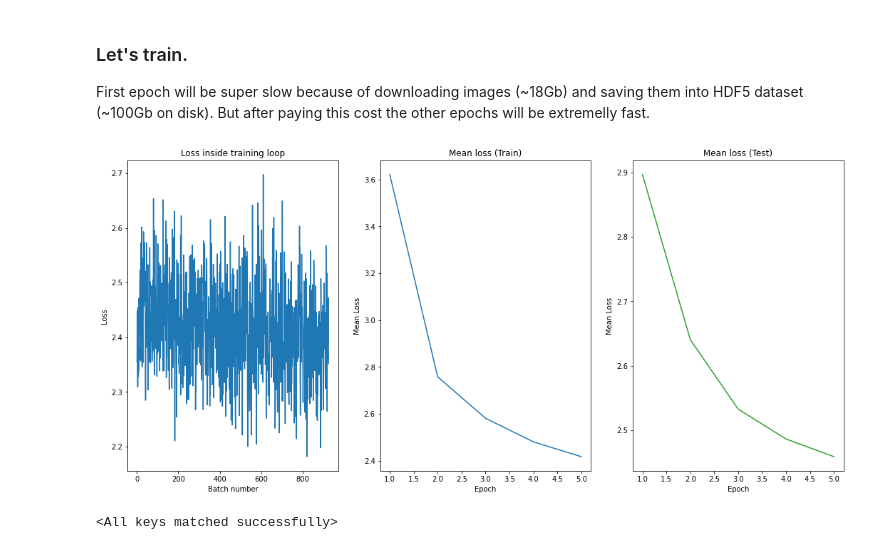
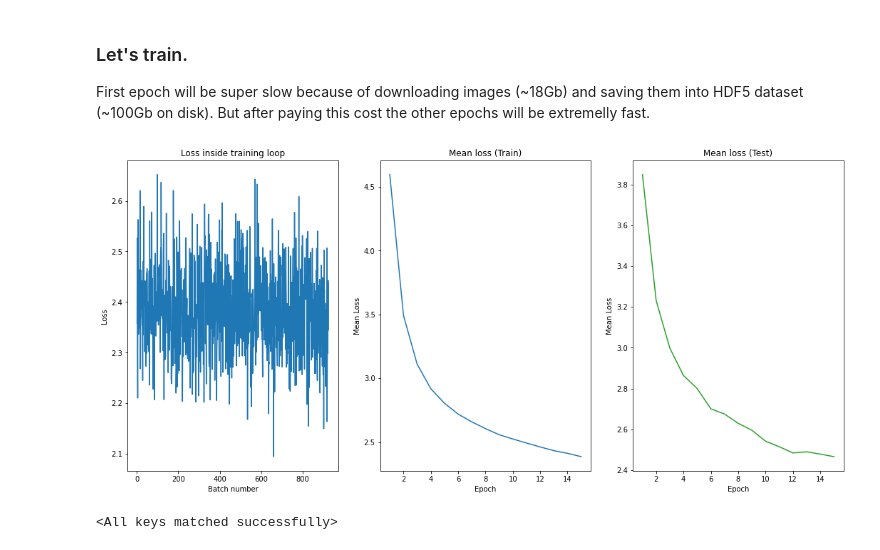
Before and after one commit to addward/ImageCaptioningNN, a Jupyter notebook: image_captionong_attention.ipynb, the cells around one changed output. Saved outputs shown, nothing was run; the diff lists cells and outputs as text; code cells hidden in the pictures.

Commit message:
Retrained attention model
Added examples of images with attention weights + attention model was retrained (15 epochs)

```diff
--- a/image_captionong_attention.ipynb
+++ b/image_captionong_attention.ipynb
@@ -438,7 +442,7 @@ def compute_loss(network, image_vectors, image_featuremaps, captions_ix):
 
     return sum([criterion(out[i], captions_ix[i, 1:]) for i in range(out.size()[0])])
 # %%
-optimizer = torch.optim.Adam(network.parameters(), lr=1e-3)
+optimizer = torch.optim.Adam(network.parameters(), lr=1e-4)
 # %% [markdown]
 ## Inception for getting features
 # %%
@@ -478,7 +482,7 @@ test_loss = []
 ### Let's train.
 First epoch will be super slow because of downloading images (\~18Gb) and saving them into HDF5 dataset (\~100Gb on disk). But after paying this cost the other epochs will be extremelly fast.
 # %%
-for epoch in range(5):
+for epoch in range(15):
 
     network.train(True)
 
@@ -501,34 +505,34 @@ for epoch in range(5):
         loss.backward()
 
         optimizer.step()
 
         train_loss_inepoch.append(loss.item() / img.size()[0]) # divide loss by the batch size
         if i%10 == 0:
             print_loss(train_loss_inepoch, train_loss, test_loss)
 
     train_loss.append(np.mean(train_loss_inepoch))
     print_loss(train_loss_inepoch, train_loss, test_loss)
 
     network.train(False)
 
     for batch in dataloader_test:
         img, cap_ix = batch #img size = [batch, 299, 299, 3]
         img = torch.permute(img, (0, 3, 1, 2)) # [batch, 3, 299, 299]
 
         img = img.to(device)
         cap_ix = cap_ix.to(device)
 
         vectors_8x8, vectors_neck, logits = inception(img)
         vectors_8x8 = torch.permute(vectors_8x8, (0,2,3,1)) #[batch,cnn_features,8,8] ->[batch,8,8,cnn_features]
 
         with torch.no_grad():
             loss = compute_loss(network, vectors_neck, vectors_8x8, cap_ix)
 
         test_loss_inepoch.append(loss.item() / img.size()[0])
     test_loss.append(np.mean(test_loss_inepoch))
     print_loss(train_loss_inepoch, train_loss, test_loss)
 # %% [output]
-[figure, old version]
+[figure, new version]
 # %%
 torch.save(network.state_dict(), 'best_model_att_1.pt')
 # %%
```
Also changed, not shown: parts of 17 cells of this notebook, 4 other files.
